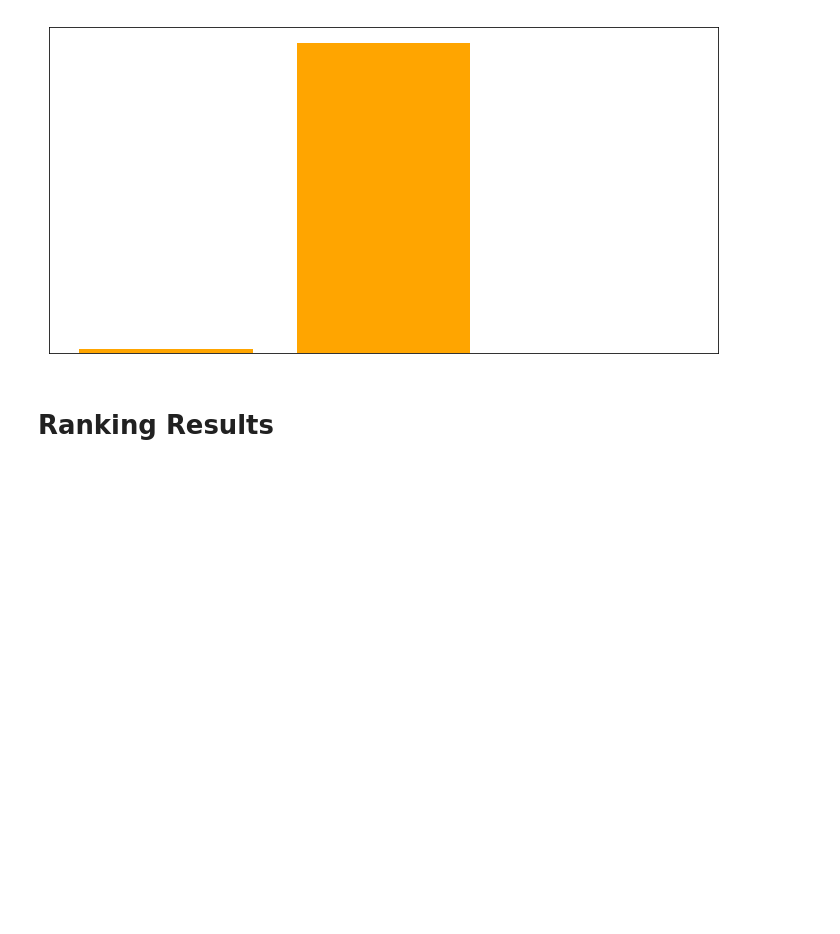
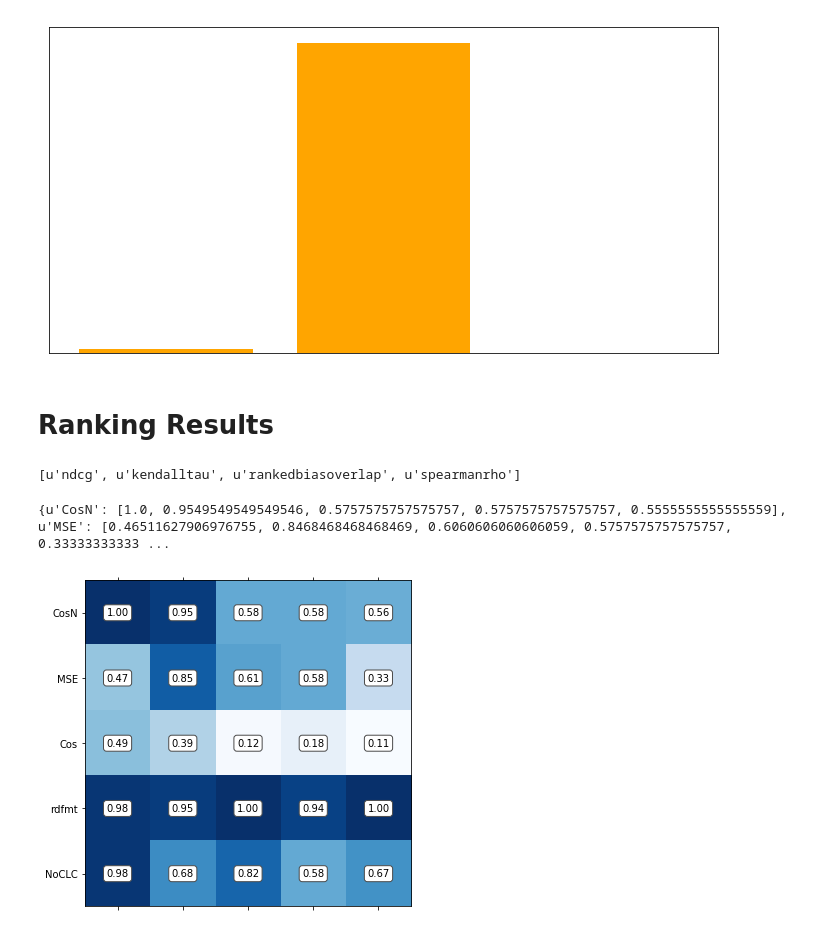
Before and after one commit to luciekaffee/metrics-label, a Jupyter notebook: graphs/Graphs.ipynb, the cells around one changed output. Cells and saved outputs as stored; diff of their text form; code cells hidden in the pictures; blank space fills up the shorter version.

Commit message:
graphs

```diff
--- a/graphs/Graphs.ipynb
+++ b/graphs/Graphs.ipynb
@@ -333,3 +335,48 @@ subject_labeling
 [figure]
 # %% [markdown]
 # Ranking Results
+# %%
+results_multi = json.load(open('../results/experiment-results-multi.json'))['metrics_results']
+print results_multi.keys()
+# %% [output]
+[u'ndcg', u'kendalltau', u'rankedbiasoverlap', u'spearmanrho']
+# %%
+from matplotlib.colors import BoundaryNorm
+def create_matrix(measure, two=False):
+    results = {}
+    for x in results_multi[measure]:
+        for k,v in x.iteritems():
+            if two == True:
+                v = v[0]
+            if k in results:
+                results[k].append(v)
+            else:
+                results[k] = [v]
+    print results
+    fig = plt.figure()
+    ax = fig.add_subplot(111)
+    ax.set_yticklabels(['']+results.keys())
+    ax.set_xticklabels([])
+
+    for (i, j), z in np.ndenumerate(results.values()):
+        #ax.text(j, i, '{:0.1f}'.format(z), ha='center', va='center')
+        ax.text(j, i, '{:0.2f}'.format(z), ha='center', va='center',
+                bbox=dict(boxstyle='round', facecolor='white', edgecolor='0.3'))
+
+    a=np.random.randn(2500).reshape((50,50))
+    cmap = plt.get_cmap('Blues')
+    cmaplist = [cmap(i) for i in range(cmap.N)]
+    cmap = cmap.from_list('Custom cmap', cmaplist, cmap.N)
+    # define the bins and normalize and forcing 0 to be part of the colorbar!
+    bounds = np.arange(np.min(a),np.max(a),.5)
+    idx=np.searchsorted(bounds,0)
+    bounds=np.insert(bounds,idx,0)
+    norm = BoundaryNorm(bounds, cmap.N)
+
+    ax.matshow(results.values(), cmap=cmap)#plt.cm.get_cmap('Blues', 6))
+    plt.savefig(measure + '-results-matrix.pdf')
+# %%
+create_matrix('ndcg')
+# %% [output]
+{u'CosN': [1.0, 0.9549549549549546, 0.5757575757575757, 0.5757575757575757, 0.5555555555555559], u'MSE': [0.46511627906976755, 0.8468468468468469, 0.6060606060606059, 0.5757575757575757, 0.33333333333 ...
+[figure, added]
```
Also changed, not shown: parts of 4 cells of this notebook, 21 other files.
